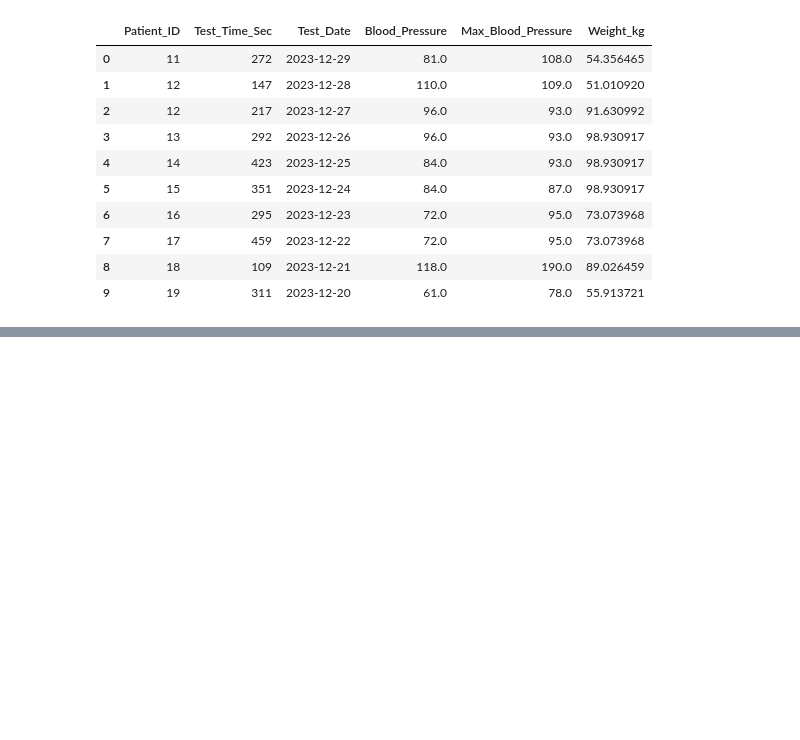
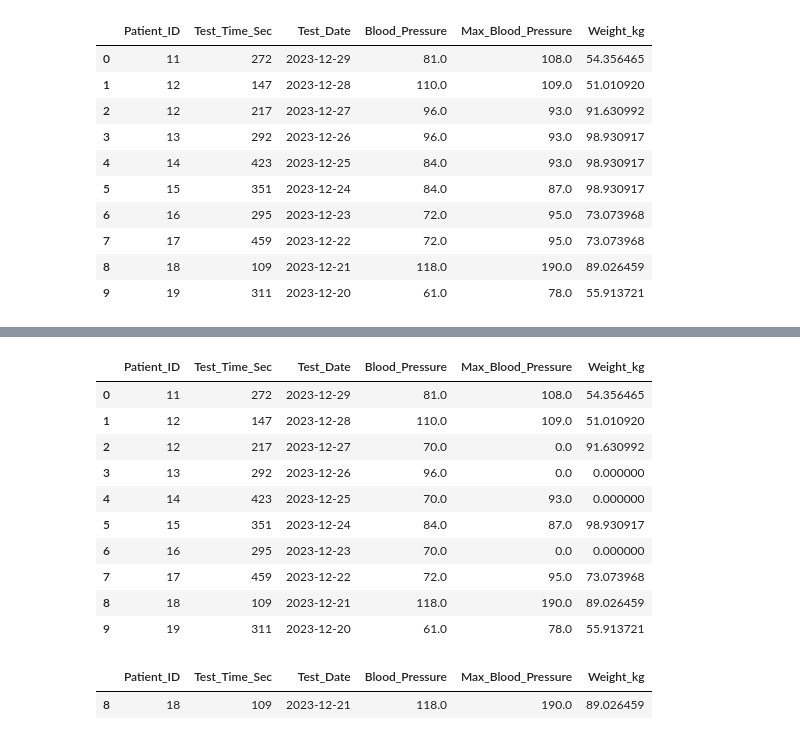
Before and after one commit to monindew/bangtongdata, a Jupyter notebook: data_bangtong/5강/cleansing2.ipynb, the cells around one changed output, grey strips where cells are left out. Cells and saved outputs as stored; diff of their text form; code cells hidden in the pictures; blank space fills up the shorter version.

```diff
--- a/data_bangtong/5강/cleansing2.ipynb
+++ b/data_bangtong/5강/cleansing2.ipynb
@@ -73,0 +90,20 @@ filled_df
+# %%
+filled_df["Blood_Pressure"].replace(0,70, inplace=True)
+filled_df
+# %% [output]
+|  | Patient_ID | Test_Time_Sec | Test_Date | Blood_Pressure | Max_Blood_Pressure | Weight_kg |
+| 0 | 11 | 272 | 2023-12-29 | 81.0 | 108.0 | 54.356465 |
+| 1 | 12 | 147 | 2023-12-28 | 110.0 | 109.0 | 51.010920 |
+| 2 | 12 | 217 | 2023-12-27 | 70.0 | 0.0 | 91.630992 |
+| 3 | 13 | 292 | 2023-12-26 | 96.0 | 0.0 | 0.000000 |
+| 4 | 14 | 423 | 2023-12-25 | 70.0 | 93.0 | 0.000000 |
+| 5 | 15 | 351 | 2023-12-24 | 84.0 | 87.0 | 98.930917 |
+| 6 | 16 | 295 | 2023-12-23 | 70.0 | 0.0 | 0.000000 |
+| 7 | 17 | 459 | 2023-12-22 | 72.0 | 95.0 | 73.073968 |
+| 8 | 18 | 109 | 2023-12-21 | 118.0 | 190.0 | 89.026459 |
+| 9 | 19 | 311 | 2023-12-20 | 61.0 | 78.0 | 55.913721 |
+# %%
+df[df["Max_Blood_Pressure"] > 150]
+# %% [output]
+|  | Patient_ID | Test_Time_Sec | Test_Date | Blood_Pressure | Max_Blood_Pressure | Weight_kg |
+| 8 | 18 | 109 | 2023-12-21 | 118.0 | 190.0 | 89.026459 |
```
Also changed, not shown: parts of 6 cells of this notebook.
